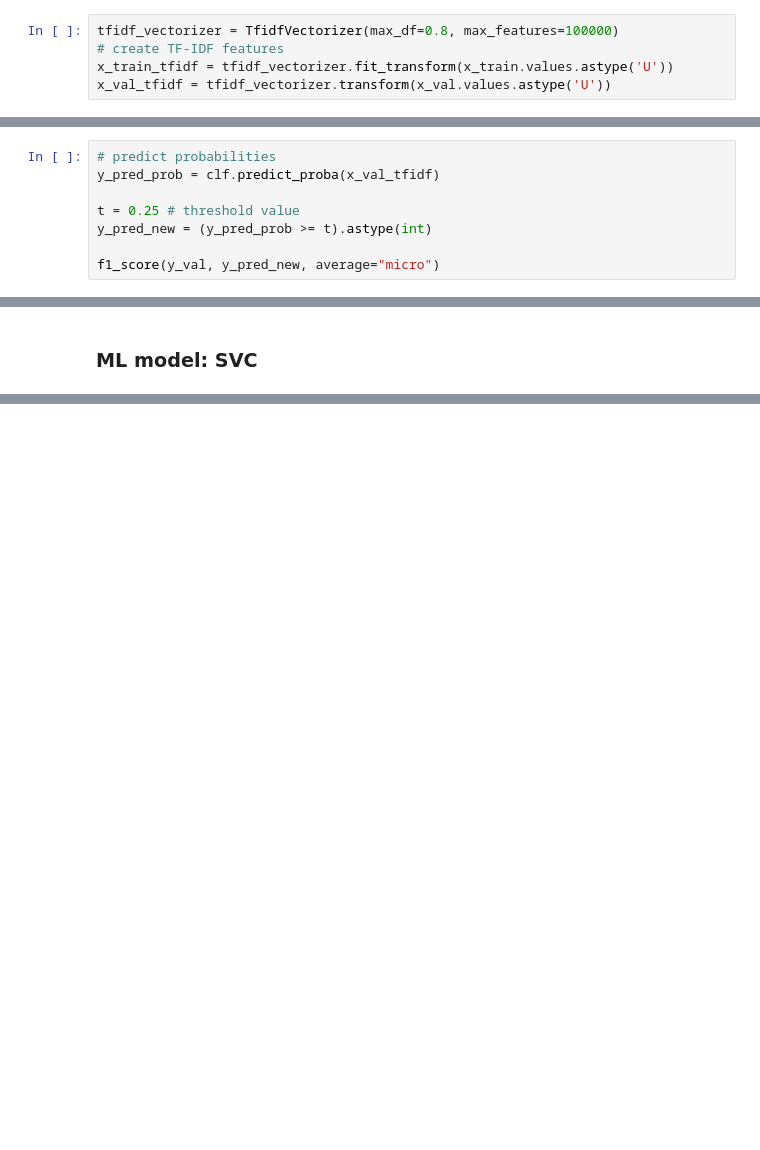
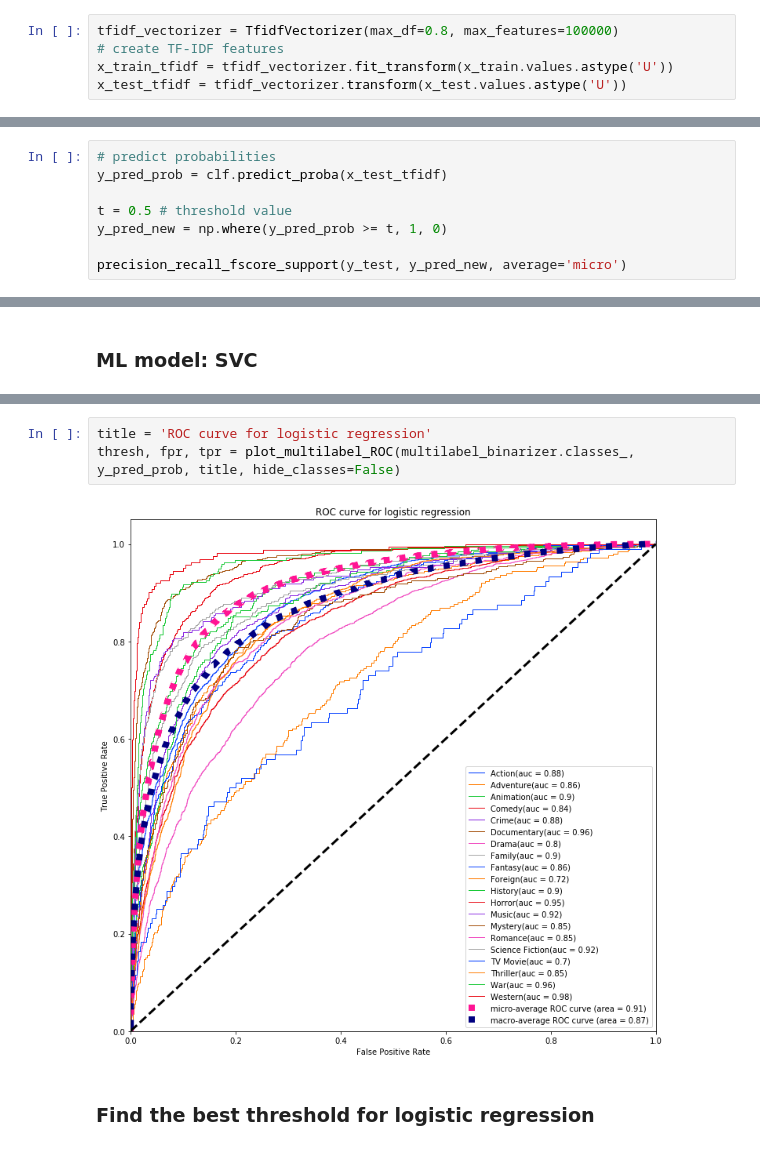
Before and after one commit to SudoHead/movie-classifier, a Jupyter notebook: notebooks/baseline_model.ipynb, the cells around one changed output, grey strips where cells are left out. Saved outputs shown, nothing was run; the diff lists cells and outputs as text; blank space fills up the shorter version.

Commit message:
fixed test_model, tuning model

```diff
--- a/notebooks/baseline_model.ipynb
+++ b/notebooks/baseline_model.ipynb
@@ -64,7 +58,7 @@ size =  20
 tfidf_vectorizer = TfidfVectorizer(max_df=0.8, max_features=100000)
 # create TF-IDF features
 x_train_tfidf = tfidf_vectorizer.fit_transform(x_train.values.astype('U'))
-x_val_tfidf = tfidf_vectorizer.transform(x_val.values.astype('U'))
+x_test_tfidf = tfidf_vectorizer.transform(x_test.values.astype('U'))
 # %% [markdown]
 ### ML model : Logistic regression
 # %%
@@ -87,9 +76,9 @@ OneVsRestClassifier(estimator=LogisticRegression(C=1.0, class_weight=None,
 # %%
 # predict probabilities
-y_pred_prob = clf.predict_proba(x_val_tfidf)
+y_pred_prob = clf.predict_proba(x_test_tfidf)
 
-t = 0.25 # threshold value
-y_pred_new = (y_pred_prob >= t).astype(int)
+t = 0.5 # threshold value
+y_pred_new = np.where(y_pred_prob >= t, 1, 0)
 
-f1_score(y_val, y_pred_new, average="micro")
+precision_recall_fscore_support(y_test, y_pred_new, average='micro')
 # %% [output]
@@ -127,0 +183,7 @@ precision_recall_fscore_support(y_val, y_pred, average='micro')
+# %%
+title = 'ROC curve for logistic regression'
+thresh, fpr, tpr = plot_multilabel_ROC(multilabel_binarizer.classes_, y_pred_prob, title, hide_classes=False)
+# %% [output]
+[figure, added]
+# %% [markdown]
+### Find the best threshold for logistic regression
```
Also changed, not shown: parts of 22 cells of this notebook, 7 other files.
